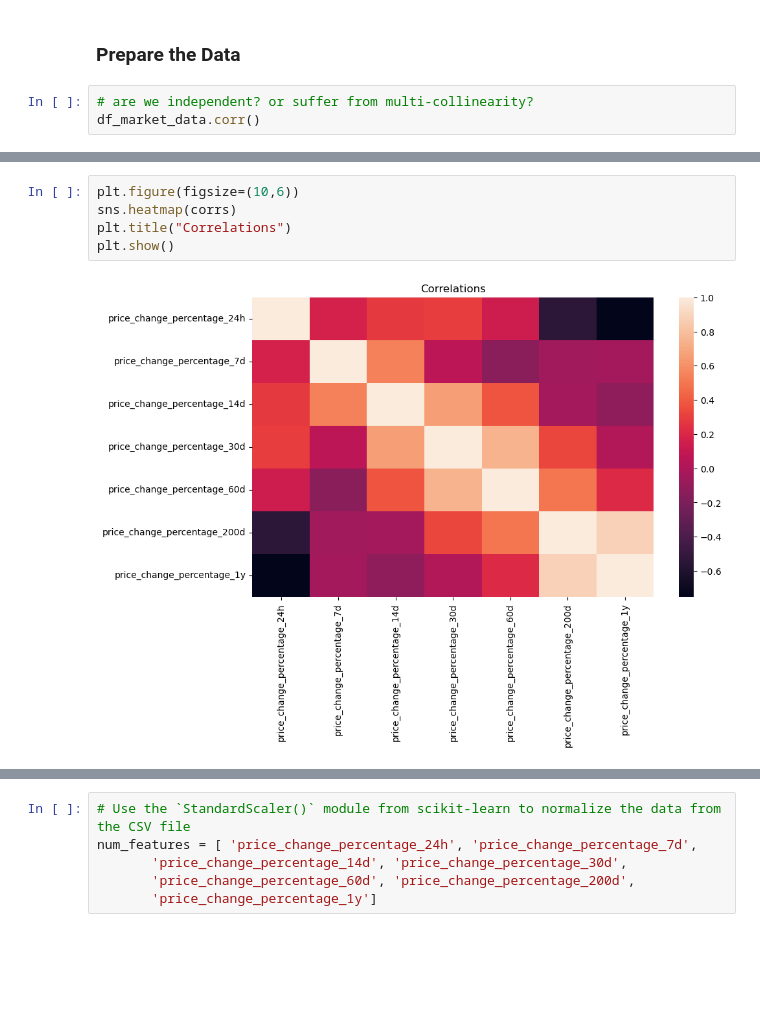
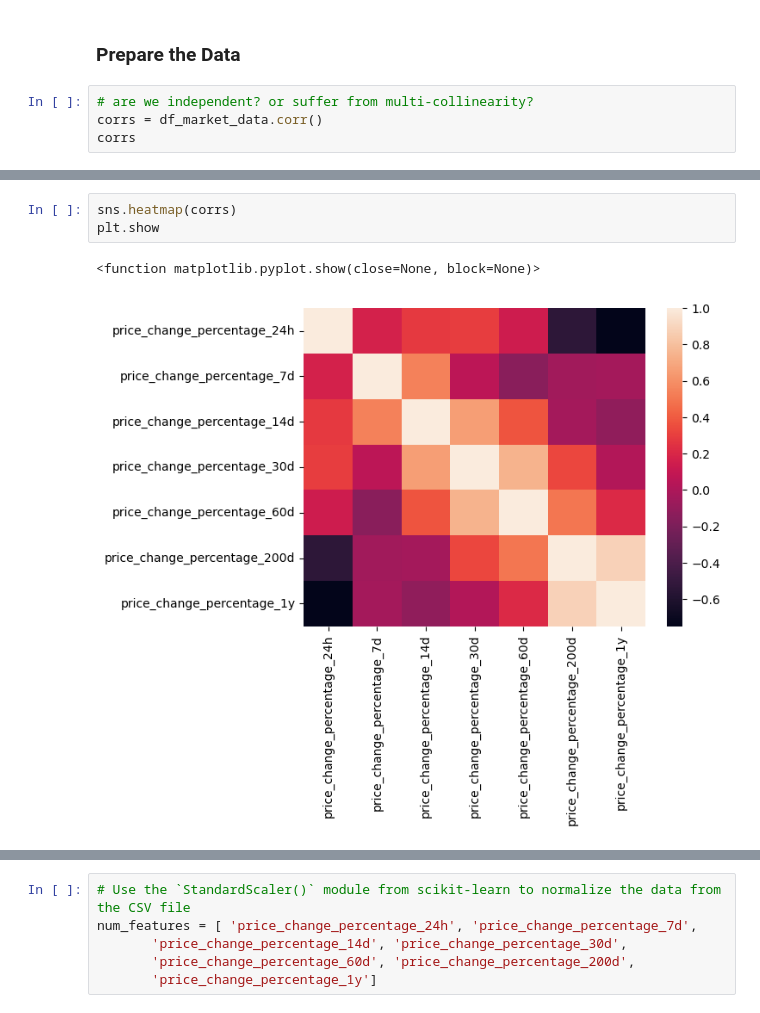
Before and after one commit to YusanBolt91/smu_hw-sept-2023, a Jupyter notebook: 19 - Unsupervised Learning/Starter_Code/Crypto_Clustering_starter_code.ipynb, the cells around one changed output, grey strips where cells are left out. Drawn from its saved outputs; the diff is of its cells as text; blank space fills up the shorter version.

```diff
--- a/19 - Unsupervised Learning/Starter_Code/Crypto_Clustering_starter_code.ipynb
+++ b/19 - Unsupervised Learning/Starter_Code/Crypto_Clustering_starter_code.ipynb
@@ -88,5 +92,6 @@ df_market_data.hvplot.line(
 ### Prepare the Data
 # %%
 # are we independent? or suffer from multi-collinearity?
-df_market_data.corr()
+corrs = df_market_data.corr()
+corrs
 # %% [output]
@@ -94,10 +106,9 @@ ValueError: could not convert string to float: 'bitcoin'
-# %%
-plt.figure(figsize=(10,6))
-sns.heatmap(corrs)
-plt.title("Correlations")
-plt.show()
-# %% [output]
-[figure, removed]
+# %%
+sns.heatmap(corrs)
+plt.show
+# %% [output]
+<function matplotlib.pyplot.show(close=None, block=None)>
+[figure, added]
 # %%
 df_market_data.columns
 # %% [output]
```
Also changed, not shown: parts of 17 cells of this notebook, 14 other files.
